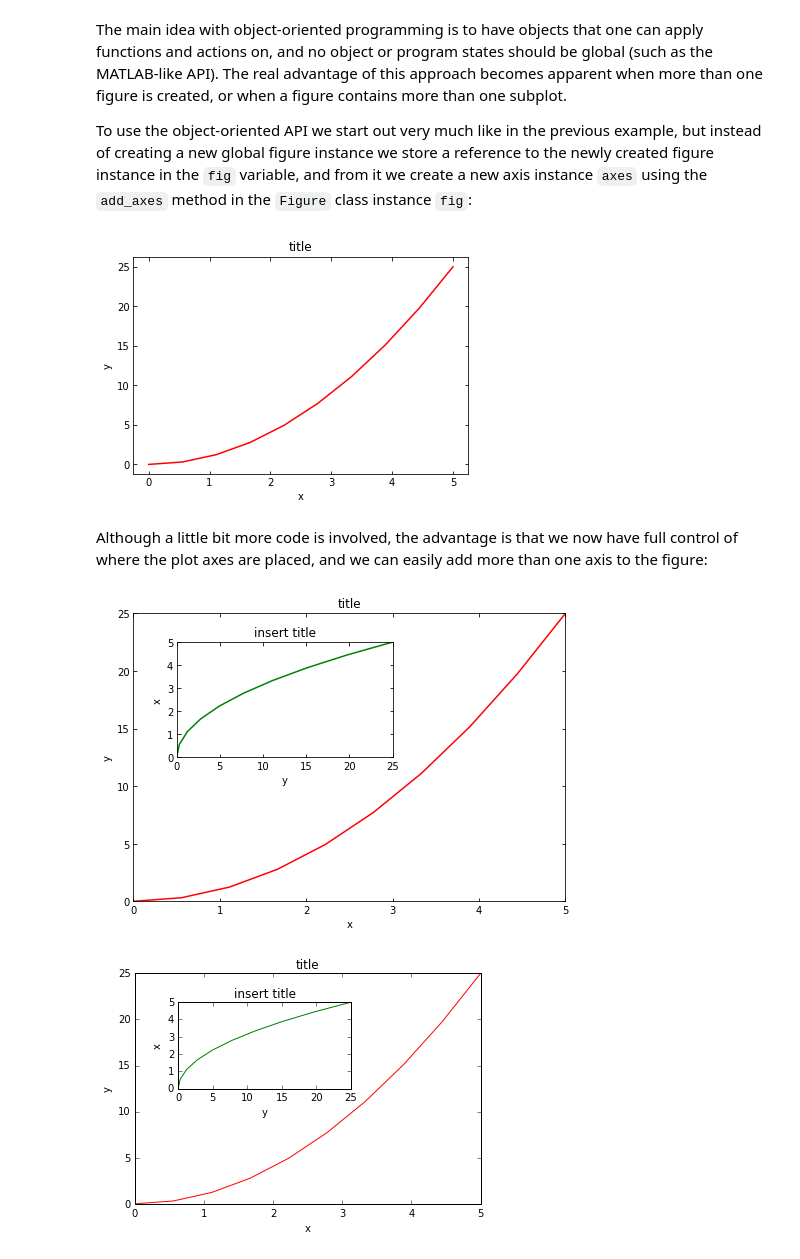
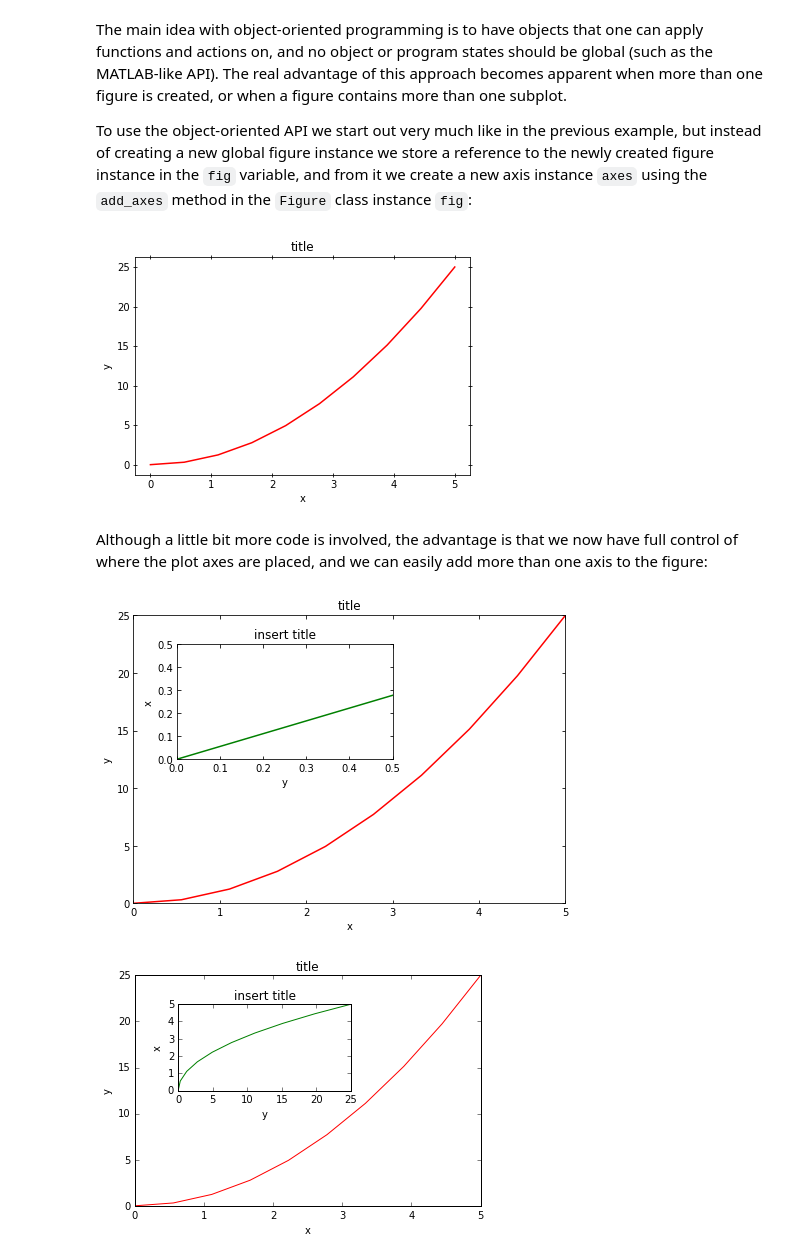
Before and after one commit to jinlin82/2020-python-learning-master, a Jupyter notebook: Week5-Matplotlib/wy/matplotlib_exercises/3-Matplotlib-excercises.ipynb, the cells around one changed output. Cells and saved outputs as stored; diff of their text form; code cells hidden in the pictures.

```diff
--- a/Week5-Matplotlib/wy/matplotlib_exercises/3-Matplotlib-excercises.ipynb
+++ b/Week5-Matplotlib/wy/matplotlib_exercises/3-Matplotlib-excercises.ipynb
@@ -64,31 +64,31 @@ plt.plot(x,y,'r')
 plt.title('title')
 plt.xlabel('x')
 plt.ylabel('y')
-plt.tick_params(top='on',right='on',which='both',direction='in')
+plt.tick_params(top='on',right='on',which='both',direction='inout')
 # %% [output]
-[figure, old version]
+[figure, new version]
 # %% [markdown]
 Although a little bit more code is involved, the advantage is that we now have full control of where the plot axes are placed, and we can easily add more than one axis to the figure:
 # %%
 fig1=plt.figure()
 ax1=fig1.add_axes([0,0,1,1])
 ax2=fig1.add_axes([0.1,0.5,0.5,0.4])
 ax1.plot(x,y,'r')
 ax1.set_title('title')
 ax1.set_xlabel('x')
 ax1.set_ylabel('y')
 ax1.set_xlim(0,5)
 ax1.set_ylim(0,25)
 ax1.tick_params(top='on',right='on',which='both',direction='in')
-ax2.plot(y,x,'g')
+ax2.plot(x,y,'g')
 ax2.set_title('insert title')
 ax2.set_xlabel('y')
 ax2.set_ylabel('x')
-ax2.set_xlim(0,25)
-ax2.set_ylim(0,5)
+ax2.set_xlim(0,0.5)
+ax2.set_ylim(0,0.5)
 ax2.tick_params(top='on',right='on',which='both',direction='in')
 # %% [output]
-[figure, old version]
+[figure, new version]
 # %%
 ## Q4 code
 # %% [output]
```
Also changed, not shown: parts of 12 cells of this notebook, 2 other files.
